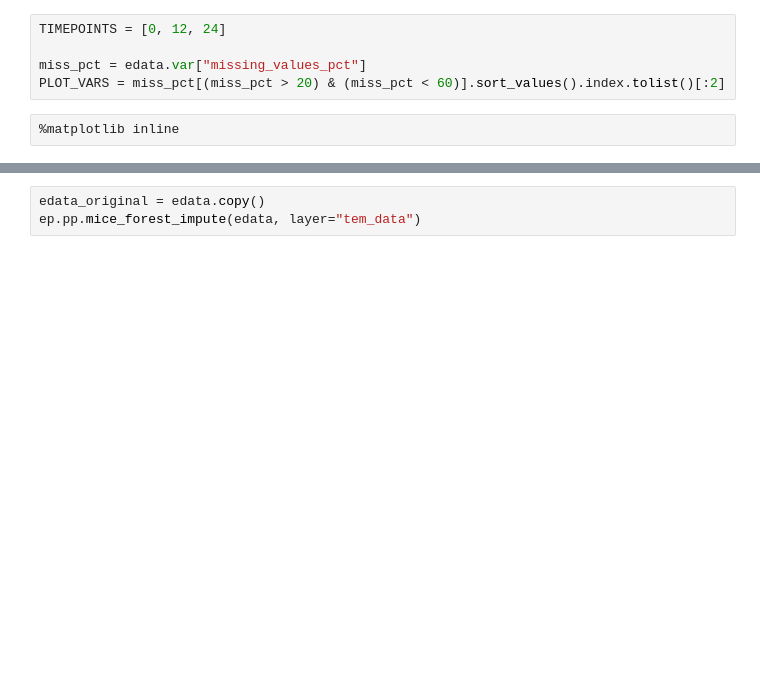
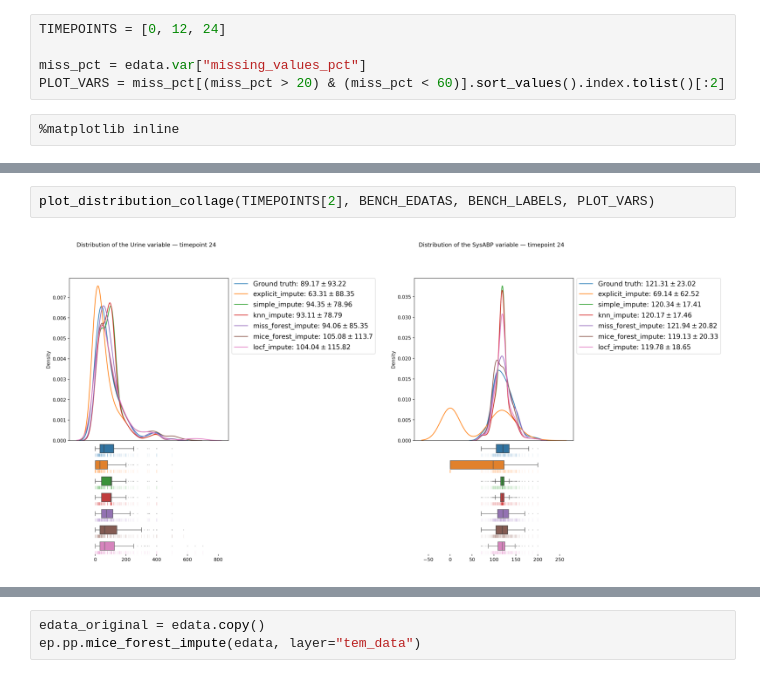
Before and after one commit to theislab/ehrapy-tutorials, a Jupyter notebook: imputation_nb.ipynb, the cells around one changed output, grey strips where cells are left out. Saved outputs shown, nothing was run; the diff lists cells and outputs as text; blank space fills up the shorter version.

```diff
--- a/imputation_nb.ipynb
+++ b/imputation_nb.ipynb
@@ -260,3 +290,7 @@ plt.show()
+# %%
+plot_distribution_collage(TIMEPOINTS[2], BENCH_EDATAS, BENCH_LABELS, PLOT_VARS)
+# %% [output]
+[figure, added]
 # %% [markdown]
 ### Key observations
 
```
Also changed, not shown: parts of 33 cells of this notebook, 4 other files.
